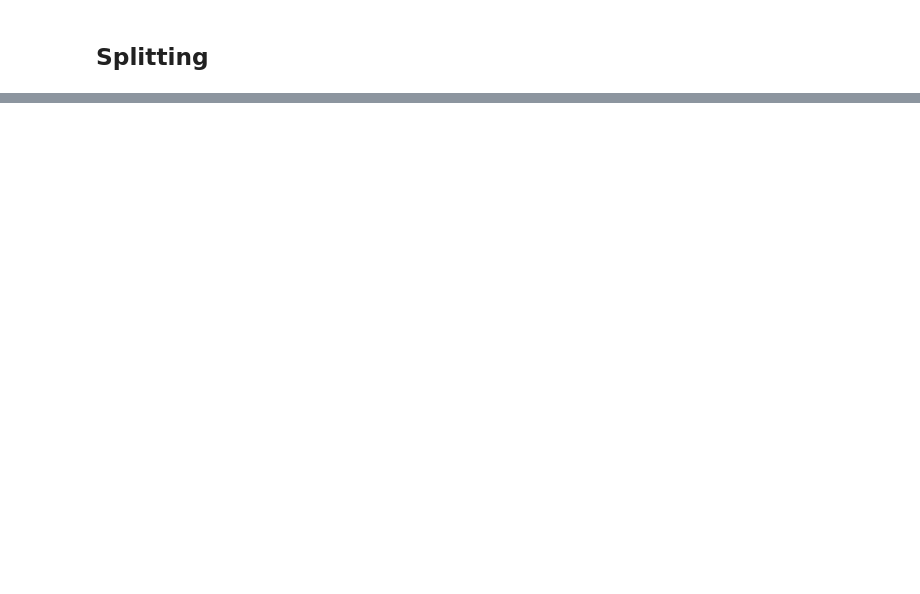
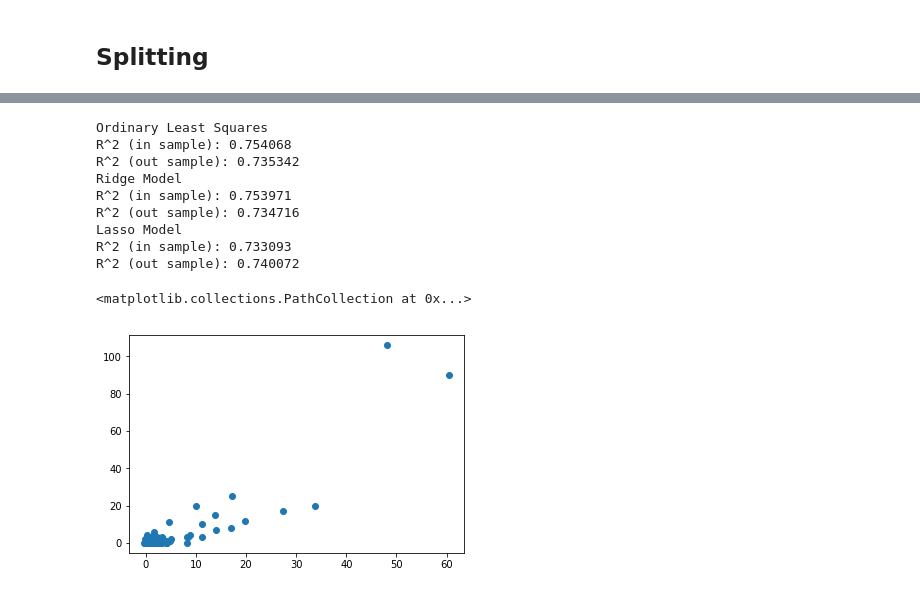
Before and after one commit to majesticfish/CS156B-Covid-Challenge, a Jupyter notebook: exploratory/Sean's Notebook/Just XY, please.ipynb, the cells around one changed output, grey strips where cells are left out. Saved outputs shown, nothing was run; the diff lists cells and outputs as text; code cells hidden in the pictures; blank space fills up the shorter version.

```diff
--- a/exploratory/Sean's Notebook/Just XY, please.ipynb
+++ b/exploratory/Sean's Notebook/Just XY, please.ipynb
@@ -429,0 +257,6 @@ import_feat = ['y at t = -2','cases','y at t = -0','Density per square mile of l
+# %%
+good_cols = []
+for i in range(len(support)):
+    if support[i]:
+        good_cols.append(X_train.columns[i])
+good_cols
@@ -429,0 +276,31 @@ import_feat = ['y at t = -2','cases','y at t = -0','Density per square mile of l
+# %%
+X_test_filtered = X_test[good_cols]
+X_train_filtered = X_train[good_cols]
+# %%
+normal_model = LinearRegression().fit(X_train_filtered.values, y_train)
+print("Ordinary Least Squares")
+print("R^2 (in sample): %f" % normal_model.score(X_train_filtered,y_train))
+print("R^2 (out sample): %f" % normal_model.score(X_test_filtered,y_test))
+ridge_model = Ridge(alpha=10)
+ridge_model.fit(X_train_filtered.values, y_train)
+print("Ridge Model")
+print("R^2 (in sample): %f" % ridge_model.score(X_train_filtered,y_train))
+print("R^2 (out sample): %f" % ridge_model.score(X_test_filtered,y_test))
+lasso_model = Lasso(alpha=1)
+lasso_model.fit(X_train_filtered.values, y_train)
+print("Lasso Model")
+print("R^2 (in sample): %f" % lasso_model.score(X_train_filtered,y_train))
+print("R^2 (out sample): %f" % lasso_model.score(X_test_filtered,y_test))
+plt.scatter(lasso_model.predict(X_test_filtered), y_test)
+# %% [output]
+Ordinary Least Squares
+R^2 (in sample): 0.754068
+R^2 (out sample): 0.735342
+Ridge Model
+R^2 (in sample): 0.753971
+R^2 (out sample): 0.734716
+Lasso Model
+R^2 (in sample): 0.733093
+R^2 (out sample): 0.740072
+<matplotlib.collections.PathCollection at 0x...>
+[figure, added]
```
Also changed, not shown: parts of 37 cells of this notebook, 1 other file.
